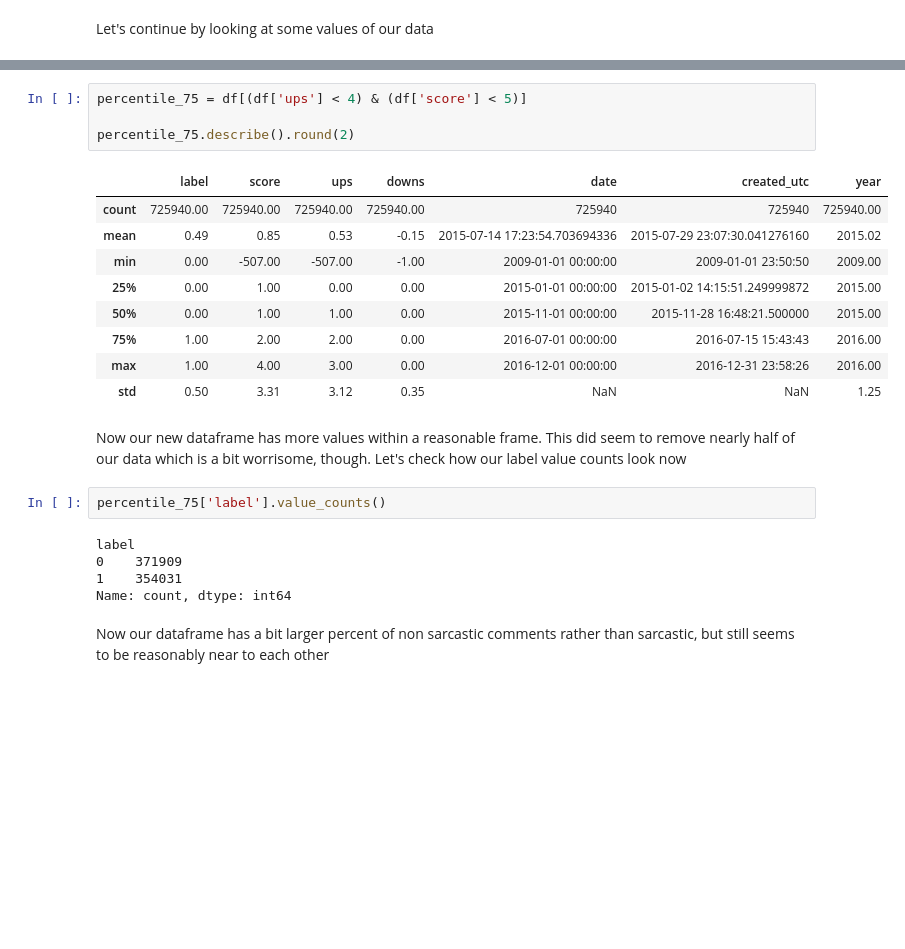
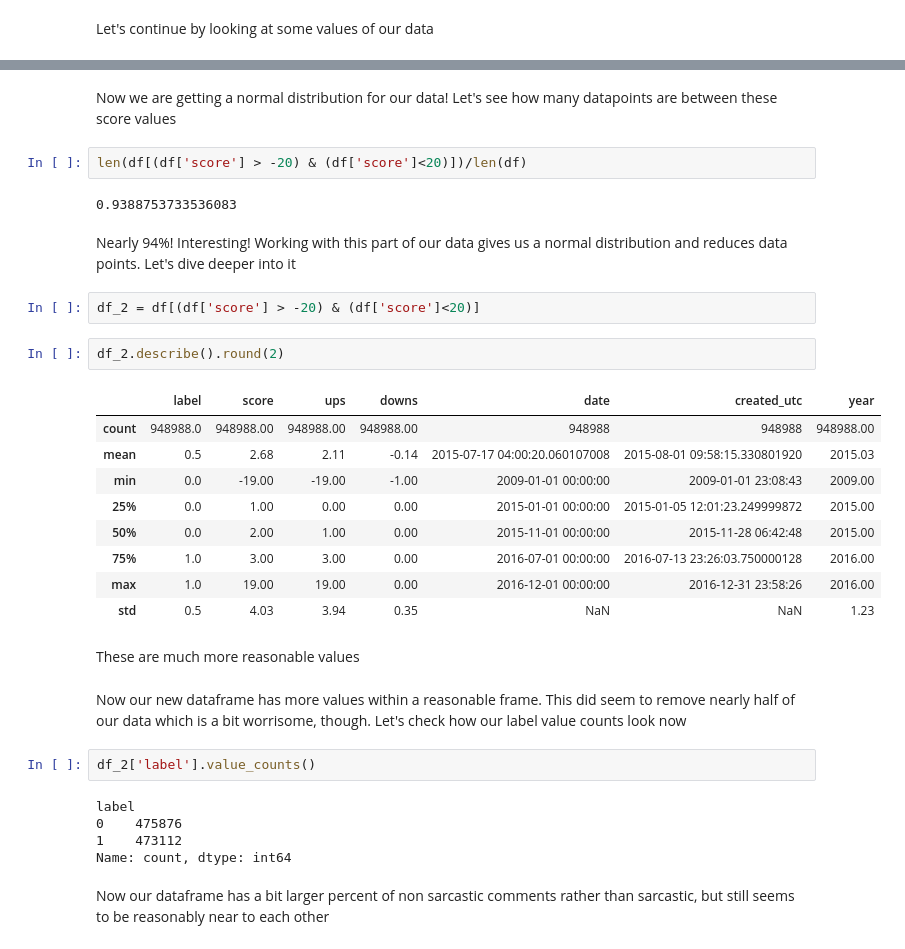
Before and after one commit to Loki-Data/Capstone-Project, a Jupyter notebook: Capstone_1.ipynb, the cells around one changed output, grey strips where cells are left out. Drawn from its saved outputs; the diff is of its cells as text; blank space fills up the shorter version.

```diff
--- a/Capstone_1.ipynb
+++ b/Capstone_1.ipynb
@@ -230,25 +231,35 @@ Immediately what stands out is that score has a 75% value of 4, yet a max of 907
+# %% [markdown]
+Now we are getting a normal distribution for our data! Let's see how many datapoints are between these score values
+# %%
+len(df[(df['score'] > -20) & (df['score']<20)])/len(df)
+# %% [output]
+0.9388753733536083
+# %% [markdown]
+Nearly 94%! Interesting! Working with this part of our data gives us a normal distribution and reduces data points. Let's dive deeper into it
+# %%
+df_2 = df[(df['score'] > -20) & (df['score']<20)]
 # %%
-percentile_75 = df[(df['ups'] < 4) & (df['score'] < 5)]
-
-percentile_75.describe().round(2)
+df_2.describe().round(2)
 # %% [output]
 |  | label | score | ups | downs | date | created_utc | year |
-| count | 725940.00 | 725940.00 | 725940.00 | 725940.00 | 725940 | 725940 | 725940.00 |
-| mean | 0.49 | 0.85 | 0.53 | -0.15 | 2015-07-14 17:23:54.703694336 | 2015-07-29 23:07:30.041276160 | 2015.02 |
-| min | 0.00 | -507.00 | -507.00 | -1.00 | 2009-01-01 00:00:00 | 2009-01-01 23:50:50 | 2009.00 |
-| 25% | 0.00 | 1.00 | 0.00 | 0.00 | 2015-01-01 00:00:00 | 2015-01-02 14:15:51.249999872 | 2015.00 |
-| 50% | 0.00 | 1.00 | 1.00 | 0.00 | 2015-11-01 00:00:00 | 2015-11-28 16:48:21.500000 | 2015.00 |
-| 75% | 1.00 | 2.00 | 2.00 | 0.00 | 2016-07-01 00:00:00 | 2016-07-15 15:43:43 | 2016.00 |
-| max | 1.00 | 4.00 | 3.00 | 0.00 | 2016-12-01 00:00:00 | 2016-12-31 23:58:26 | 2016.00 |
-| std | 0.50 | 3.31 | 3.12 | 0.35 | NaN | NaN | 1.25 |
+| count | 948988.0 | 948988.00 | 948988.00 | 948988.00 | 948988 | 948988 | 948988.00 |
+| mean | 0.5 | 2.68 | 2.11 | -0.14 | 2015-07-17 04:00:20.060107008 | 2015-08-01 09:58:15.330801920 | 2015.03 |
+| min | 0.0 | -19.00 | -19.00 | -1.00 | 2009-01-01 00:00:00 | 2009-01-01 23:08:43 | 2009.00 |
+| 25% | 0.0 | 1.00 | 0.00 | 0.00 | 2015-01-01 00:00:00 | 2015-01-05 12:01:23.249999872 | 2015.00 |
+| 50% | 0.0 | 2.00 | 1.00 | 0.00 | 2015-11-01 00:00:00 | 2015-11-28 06:42:48 | 2015.00 |
+| 75% | 1.0 | 3.00 | 3.00 | 0.00 | 2016-07-01 00:00:00 | 2016-07-13 23:26:03.750000128 | 2016.00 |
+| max | 1.0 | 19.00 | 19.00 | 0.00 | 2016-12-01 00:00:00 | 2016-12-31 23:58:26 | 2016.00 |
+| std | 0.5 | 4.03 | 3.94 | 0.35 | NaN | NaN | 1.23 |
+# %% [markdown]
+These are much more reasonable values
 # %% [markdown]
 Now our new dataframe has more values within a reasonable frame. This did seem to remove nearly half of our data which is a bit worrisome, though. Let's check how our label value counts look now
 # %%
-percentile_75['label'].value_counts()
+df_2['label'].value_counts()
 # %% [output]
 label
-0    371909
-1    354031
+0    475876
+1    473112
 Name: count, dtype: int64
 # %% [markdown]
 Now our dataframe has a bit larger percent of non sarcastic comments rather than sarcastic, but still seems to be reasonably near to each other
```
Also changed, not shown: parts of 30 cells of this notebook, 2 other files.
